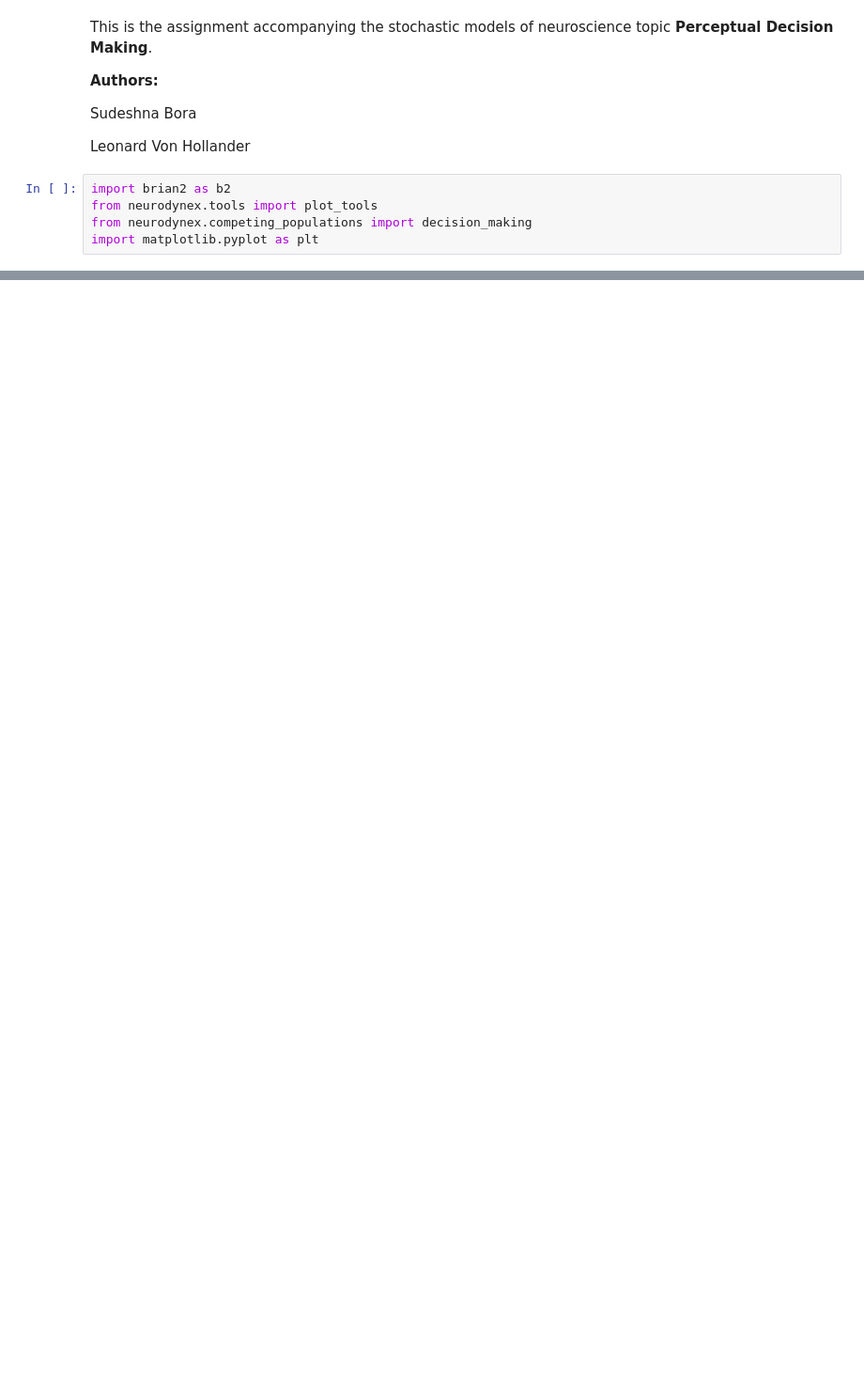
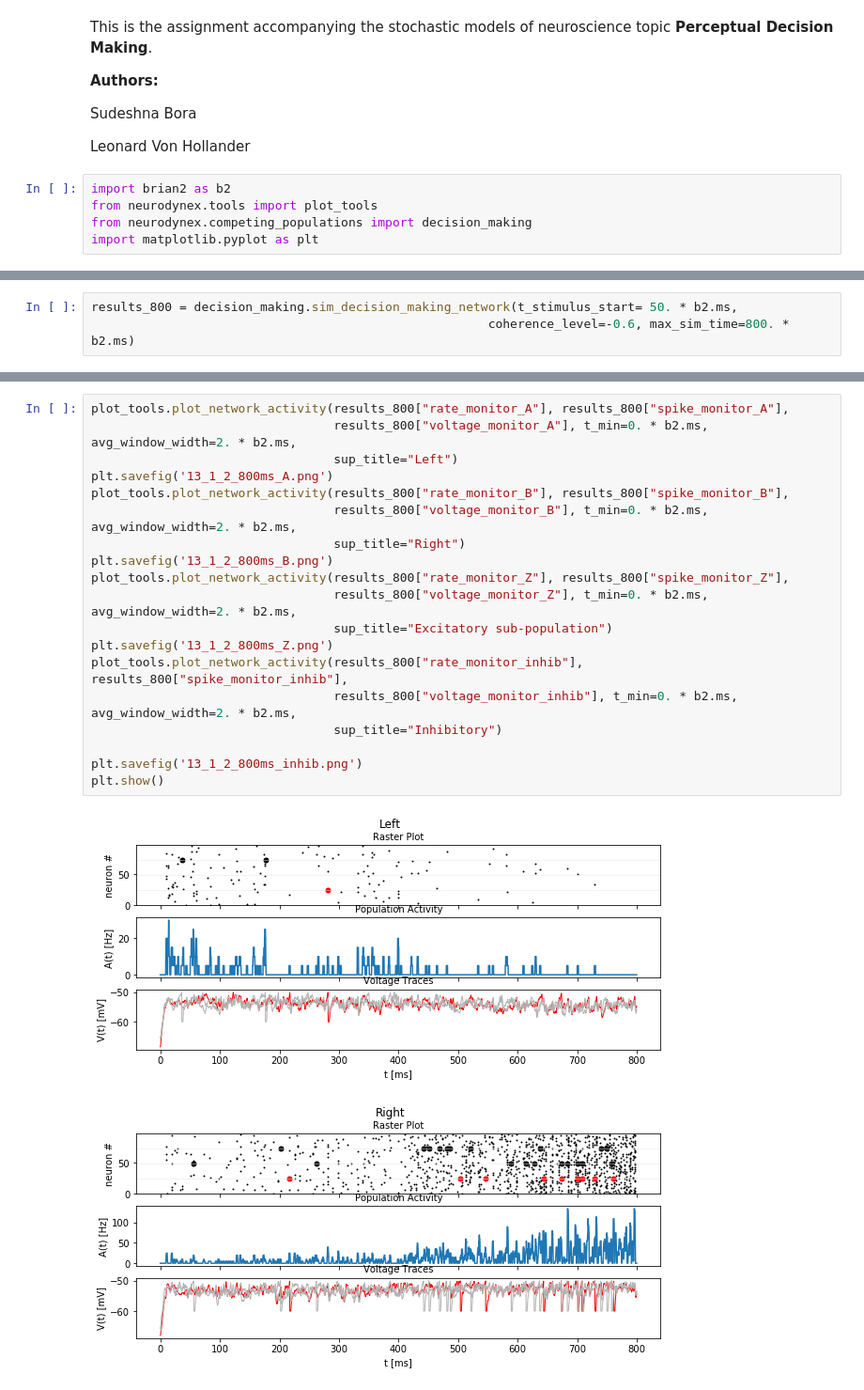
Before and after one commit to SudeshnaBora/Time-Integration-in-Perceptual-Decision-Making, a Jupyter notebook: code/Assignment_Leonard_Sudeshna.ipynb, the cells around one changed output, grey strips where cells are left out. Shown at 94% size. Saved outputs shown, nothing was run; the diff lists cells and outputs as text; blank space fills up the shorter version.

```diff
--- a/code/Assignment_Leonard_Sudeshna.ipynb
+++ b/code/Assignment_Leonard_Sudeshna.ipynb
@@ -25,0 +51,3 @@ sim end: Wed Jun 24 20:20:41 2020
+# %%
+results_800 = decision_making.sim_decision_making_network(t_stimulus_start= 50. * b2.ms,
+                                                      coherence_level=-0.6, max_sim_time=800. * b2.ms)
@@ -25,0 +57,22 @@ sim end: Wed Jun 24 20:20:41 2020
+# %%
+plot_tools.plot_network_activity(results_800["rate_monitor_A"], results_800["spike_monitor_A"],
+                                 results_800["voltage_monitor_A"], t_min=0. * b2.ms, avg_window_width=2. * b2.ms,
+                                 sup_title="Left")
+plt.savefig('13_1_2_800ms_A.png')
+plot_tools.plot_network_activity(results_800["rate_monitor_B"], results_800["spike_monitor_B"],
+                                 results_800["voltage_monitor_B"], t_min=0. * b2.ms, avg_window_width=2. * b2.ms,
+                                 sup_title="Right")
+plt.savefig('13_1_2_800ms_B.png')
+plot_tools.plot_network_activity(results_800["rate_monitor_Z"], results_800["spike_monitor_Z"],
+                                 results_800["voltage_monitor_Z"], t_min=0. * b2.ms, avg_window_width=2. * b2.ms,
+                                 sup_title="Excitatory sub-population")
+plt.savefig('13_1_2_800ms_Z.png')
+plot_tools.plot_network_activity(results_800["rate_monitor_inhib"], results_800["spike_monitor_inhib"],
+                                 results_800["voltage_monitor_inhib"], t_min=0. * b2.ms, avg_window_width=2. * b2.ms,
+                                 sup_title="Inhibitory")
+
+plt.savefig('13_1_2_800ms_inhib.png')
+plt.show()
+# %% [output]
+[figure, added]
+[figure, added]
```
Also changed, not shown: parts of 14 cells of this notebook, 27 other files.
